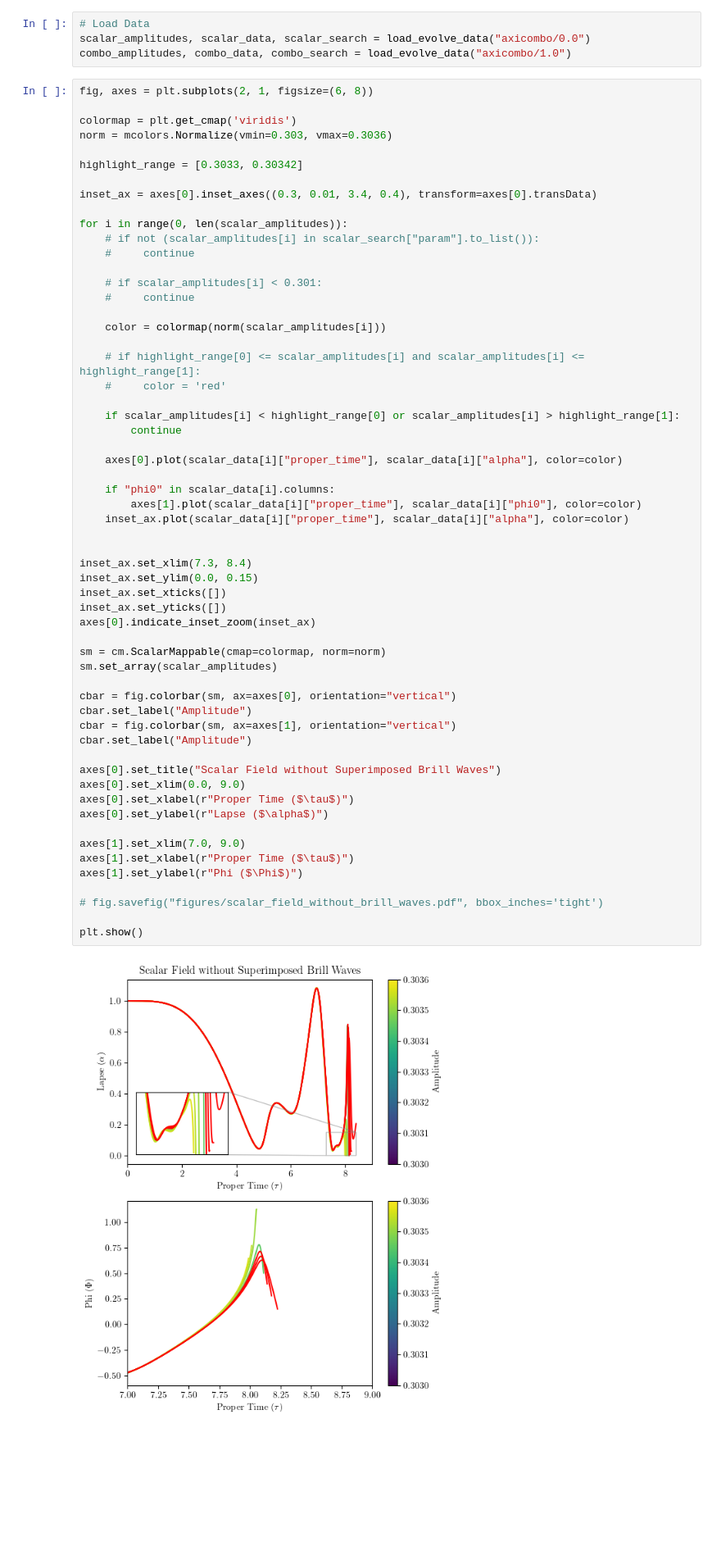
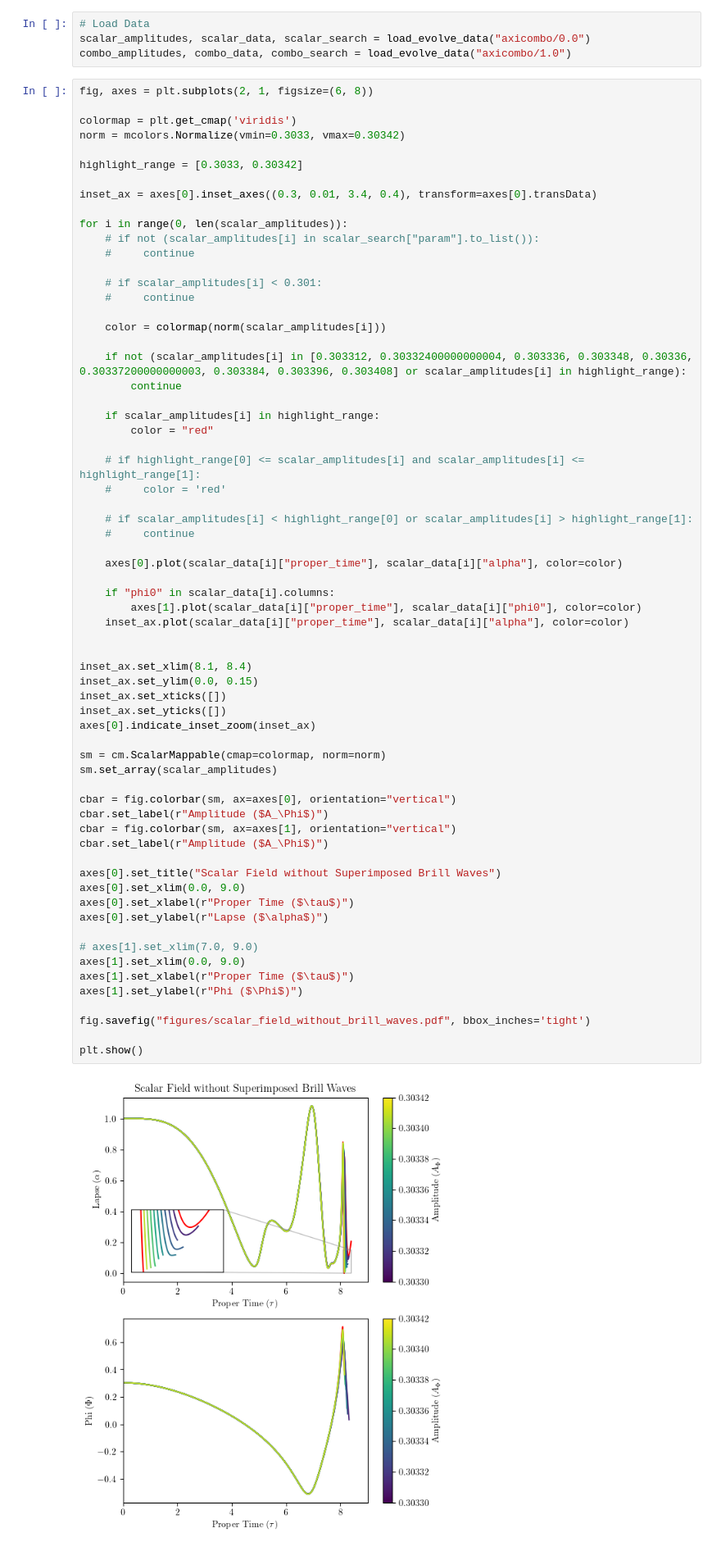
Before and after one commit to sylviamesicek/aeon, a Jupyter notebook: scripts/notebooks/evolve_history.ipynb, the cells around one changed output. Shown at 82% size. Saved outputs shown, nothing was run; the diff lists cells and outputs as text; blank space fills up the shorter version.

```diff
--- a/scripts/notebooks/lapse.ipynb
+++ b/scripts/notebooks/evolve_history.ipynb
@@ -59,7 +59,7 @@ combo_amplitudes, combo_data, combo_search = load_evolve_data("axicombo/1.0")
 fig, axes = plt.subplots(2, 1, figsize=(6, 8))
 
 colormap = plt.get_cmap('viridis')
-norm = mcolors.Normalize(vmin=0.303, vmax=0.3036)
+norm = mcolors.Normalize(vmin=0.3033, vmax=0.30342)
 
 highlight_range = [0.3033, 0.30342]
 
@@ -74,47 +74,54 @@ for i in range(0, len(scalar_amplitudes)):
 
     color = colormap(norm(scalar_amplitudes[i]))
 
+    if not (scalar_amplitudes[i] in [0.303312, 0.30332400000000004, 0.303336, 0.303348, 0.30336, 0.30337200000000003, 0.303384, 0.303396, 0.303408] or scalar_amplitudes[i] in highlight_range):
+        continue
+
+    if scalar_amplitudes[i] in highlight_range:
+        color = "red"
+
     # if highlight_range[0] <= scalar_amplitudes[i] and scalar_amplitudes[i] <= highlight_range[1]:
     #     color = 'red'
 
-    if scalar_amplitudes[i] < highlight_range[0] or scalar_amplitudes[i] > highlight_range[1]:
-        continue
+    # if scalar_amplitudes[i] < highlight_range[0] or scalar_amplitudes[i] > highlight_range[1]:
+    #     continue
 
     axes[0].plot(scalar_data[i]["proper_time"], scalar_data[i]["alpha"], color=color)
 
     if "phi0" in scalar_data[i].columns:
         axes[1].plot(scalar_data[i]["proper_time"], scalar_data[i]["phi0"], color=color)
     inset_ax.plot(scalar_data[i]["proper_time"], scalar_data[i]["alpha"], color=color)
 
 
-inset_ax.set_xlim(7.3, 8.4)
+inset_ax.set_xlim(8.1, 8.4)
 inset_ax.set_ylim(0.0, 0.15)
 inset_ax.set_xticks([])
 inset_ax.set_yticks([])
 axes[0].indicate_inset_zoom(inset_ax)
 
 sm = cm.ScalarMappable(cmap=colormap, norm=norm)
 sm.set_array(scalar_amplitudes)
 
 cbar = fig.colorbar(sm, ax=axes[0], orientation="vertical")
-cbar.set_label("Amplitude")
+cbar.set_label(r"Amplitude ($A_\Phi$)")
 cbar = fig.colorbar(sm, ax=axes[1], orientation="vertical")
-cbar.set_label("Amplitude")
+cbar.set_label(r"Amplitude ($A_\Phi$)")
 
 axes[0].set_title("Scalar Field without Superimposed Brill Waves")
 axes[0].set_xlim(0.0, 9.0)
 axes[0].set_xlabel(r"Proper Time ($\tau$)")
 axes[0].set_ylabel(r"Lapse ($\alpha$)")
 
-axes[1].set_xlim(7.0, 9.0)
+# axes[1].set_xlim(7.0, 9.0)
+axes[1].set_xlim(0.0, 9.0)
 axes[1].set_xlabel(r"Proper Time ($\tau$)")
 axes[1].set_ylabel(r"Phi ($\Phi$)")
 
-# fig.savefig("figures/scalar_field_without_brill_waves.pdf", bbox_inches='tight')
+fig.savefig("figures/scalar_field_without_brill_waves.pdf", bbox_inches='tight')
 
 plt.show()
 # %% [output]
-[figure, old version]
+[figure, new version]
 # %%
 fig, axes = plt.subplots(2, 1, figsize=(6, 8))
 
```
Also changed, not shown: parts of 1 cell of this notebook, 7 other files.
